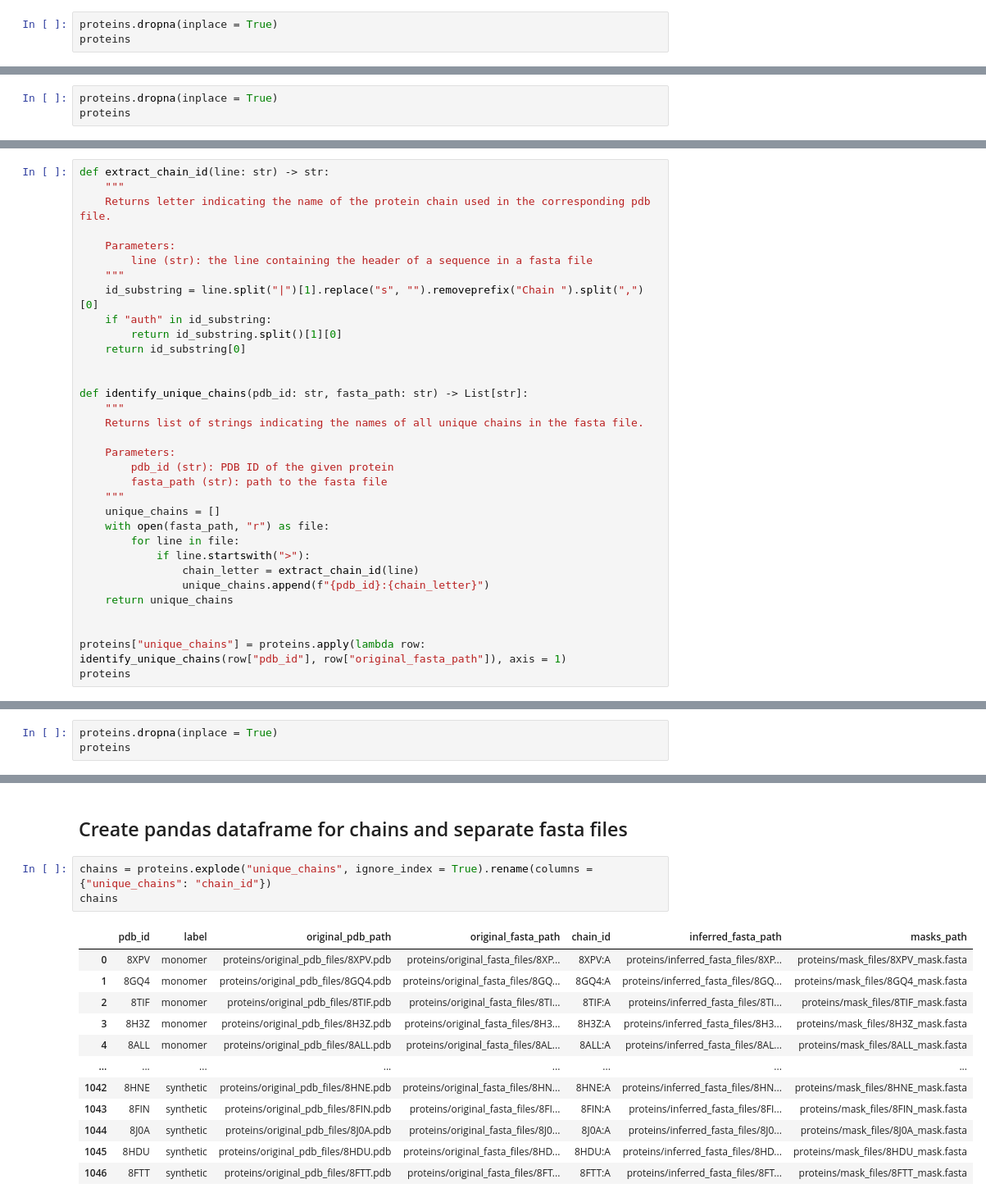
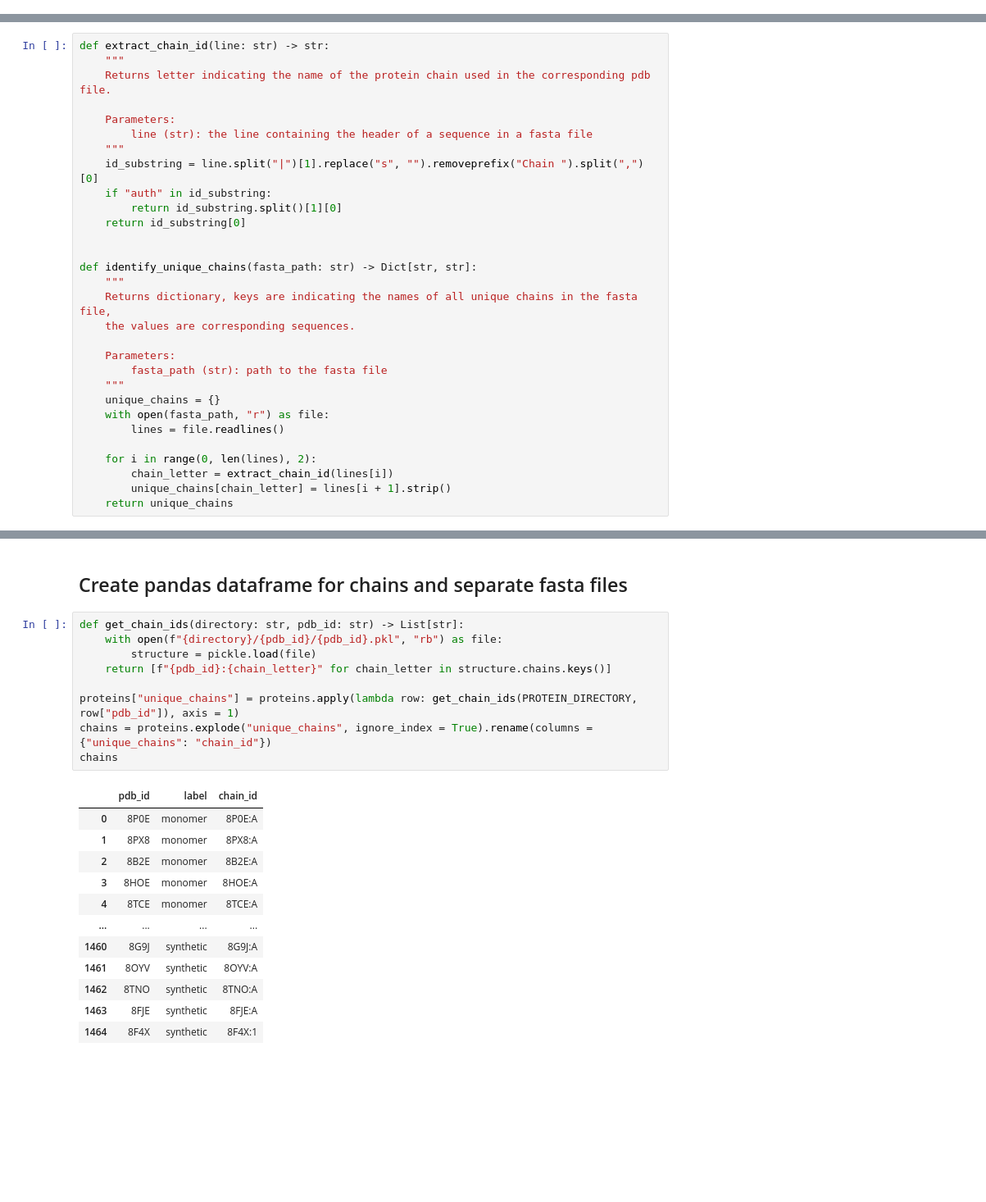
Before and after one commit to ML-Bioinfo-CEITEC/CAoPSPT, a Jupyter notebook: protein_loading.ipynb, the cells around one changed output, grey strips where cells are left out. Shown at 82% size. Drawn from its saved outputs; the diff is of its cells as text; blank space fills up the shorter version.

```diff
--- a/protein_loading.ipynb
+++ b/protein_loading.ipynb
@@ -93,3 +91,0 @@ Filter out proteins whose pdb files cannot be downloaded:
-# %%
-proteins.dropna(inplace = True)
-proteins
@@ -161,3 +144,0 @@ Filter out proteins whose fasta files cannot be downloaded:
-# %%
-proteins.dropna(inplace = True)
-proteins
@@ -191,22 +160,19 @@ def extract_chain_id(line: str) -> str:
     return id_substring[0]
 
 
-def identify_unique_chains(pdb_id: str, fasta_path: str) -> List[str]:
+def identify_unique_chains(fasta_path: str) -> Dict[str, str]:
     """
-    Returns list of strings indicating the names of all unique chains in the fasta file.
+    Returns dictionary, keys are indicating the names of all unique chains in the fasta file,
+    the values are corresponding sequences.
 
     Parameters:
-        pdb_id (str): PDB ID of the given protein
         fasta_path (str): path to the fasta file
     """
-    unique_chains = []
+    unique_chains = {}
     with open(fasta_path, "r") as file:
-        for line in file:
-            if line.startswith(">"):
-                chain_letter = extract_chain_id(line)
-                unique_chains.append(f"{pdb_id}:{chain_letter}")
+        lines = file.readlines()
+
+    for i in range(0, len(lines), 2):
+        chain_letter = extract_chain_id(lines[i])
+        unique_chains[chain_letter] = lines[i + 1].strip()
     return unique_chains
-
-
-proteins["unique_chains"] = proteins.apply(lambda row: identify_unique_chains(row["pdb_id"], row["original_fasta_path"]), axis = 1)
-proteins
@@ -352,3 +404,0 @@ Filter out proteins whose sequence cannot be determined:
-# %%
-proteins.dropna(inplace = True)
-proteins
@@ -369,18 +405,24 @@ proteins
 # %% [markdown]
 ## Create pandas dataframe for chains and separate fasta files
 # %%
+def get_chain_ids(directory: str, pdb_id: str) -> List[str]:
+    with open(f"{directory}/{pdb_id}/{pdb_id}.pkl", "rb") as file:
+        structure = pickle.load(file)
+    return [f"{pdb_id}:{chain_letter}" for chain_letter in structure.chains.keys()]
+
+proteins["unique_chains"] = proteins.apply(lambda row: get_chain_ids(PROTEIN_DIRECTORY, row["pdb_id"]), axis = 1)
 chains = proteins.explode("unique_chains", ignore_index = True).rename(columns = {"unique_chains": "chain_id"})
 chains
 # %% [output]
-|  | pdb_id | label | original_pdb_path | original_fasta_path | chain_id | inferred_fasta_path | masks_path |
-| 0 | 8XPV | monomer | proteins/original_pdb_files/8XPV.pdb | proteins/original_fasta_files/8XP... | 8XPV:A | proteins/inferred_fasta_files/8XP... | proteins/mask_files/8XPV_mask.fasta |
-| 1 | 8GQ4 | monomer | proteins/original_pdb_files/8GQ4.pdb | proteins/original_fasta_files/8GQ... | 8GQ4:A | proteins/inferred_fasta_files/8GQ... | proteins/mask_files/8GQ4_mask.fasta |
-| 2 | 8TIF | monomer | proteins/original_pdb_files/8TIF.pdb | proteins/original_fasta_files/8TI... | 8TIF:A | proteins/inferred_fasta_files/8TI... | proteins/mask_files/8TIF_mask.fasta |
-| 3 | 8H3Z | monomer | proteins/original_pdb_files/8H3Z.pdb | proteins/original_fasta_files/8H3... | 8H3Z:A | proteins/inferred_fasta_files/8H3... | proteins/mask_files/8H3Z_mask.fasta |
-| 4 | 8ALL | monomer | proteins/original_pdb_files/8ALL.pdb | proteins/original_fasta_files/8AL... | 8ALL:A | proteins/inferred_fasta_files/8AL... | proteins/mask_files/8ALL_mask.fasta |
-| ... | ... | ... | ... | ... | ... | ... | ... |
-| 1042 | 8HNE | synthetic | proteins/original_pdb_files/8HNE.pdb | proteins/original_fasta_files/8HN... | 8HNE:A | proteins/inferred_fasta_files/8HN... | proteins/mask_files/8HNE_mask.fasta |
-| 1043 | 8FIN | synthetic | proteins/original_pdb_files/8FIN.pdb | proteins/original_fasta_files/8FI... | 8FIN:A | proteins/inferred_fasta_files/8FI... | proteins/mask_files/8FIN_mask.fasta |
-| 1044 | 8J0A | synthetic | proteins/original_pdb_files/8J0A.pdb | proteins/original_fasta_files/8J0... | 8J0A:A | proteins/inferred_fasta_files/8J0... | proteins/mask_files/8J0A_mask.fasta |
-| 1045 | 8HDU | synthetic | proteins/original_pdb_files/8HDU.pdb | proteins/original_fasta_files/8HD... | 8HDU:A | proteins/inferred_fasta_files/8HD... | proteins/mask_files/8HDU_mask.fasta |
-| 1046 | 8FTT | synthetic | proteins/original_pdb_files/8FTT.pdb | proteins/original_fasta_files/8FT... | 8FTT:A | proteins/inferred_fasta_files/8FT... | proteins/mask_files/8FTT_mask.fasta |
+|  | pdb_id | label | chain_id |
+| 0 | 8P0E | monomer | 8P0E:A |
+| 1 | 8PX8 | monomer | 8PX8:A |
+| 2 | 8B2E | monomer | 8B2E:A |
+| 3 | 8HOE | monomer | 8HOE:A |
+| 4 | 8TCE | monomer | 8TCE:A |
+| ... | ... | ... | ... |
+| 1460 | 8G9J | synthetic | 8G9J:A |
+| 1461 | 8OYV | synthetic | 8OYV:A |
+| 1462 | 8TNO | synthetic | 8TNO:A |
+| 1463 | 8FJE | synthetic | 8FJE:A |
+| 1464 | 8F4X | synthetic | 8F4X:1 |
```
Also changed, not shown: parts of 23 cells of this notebook.
